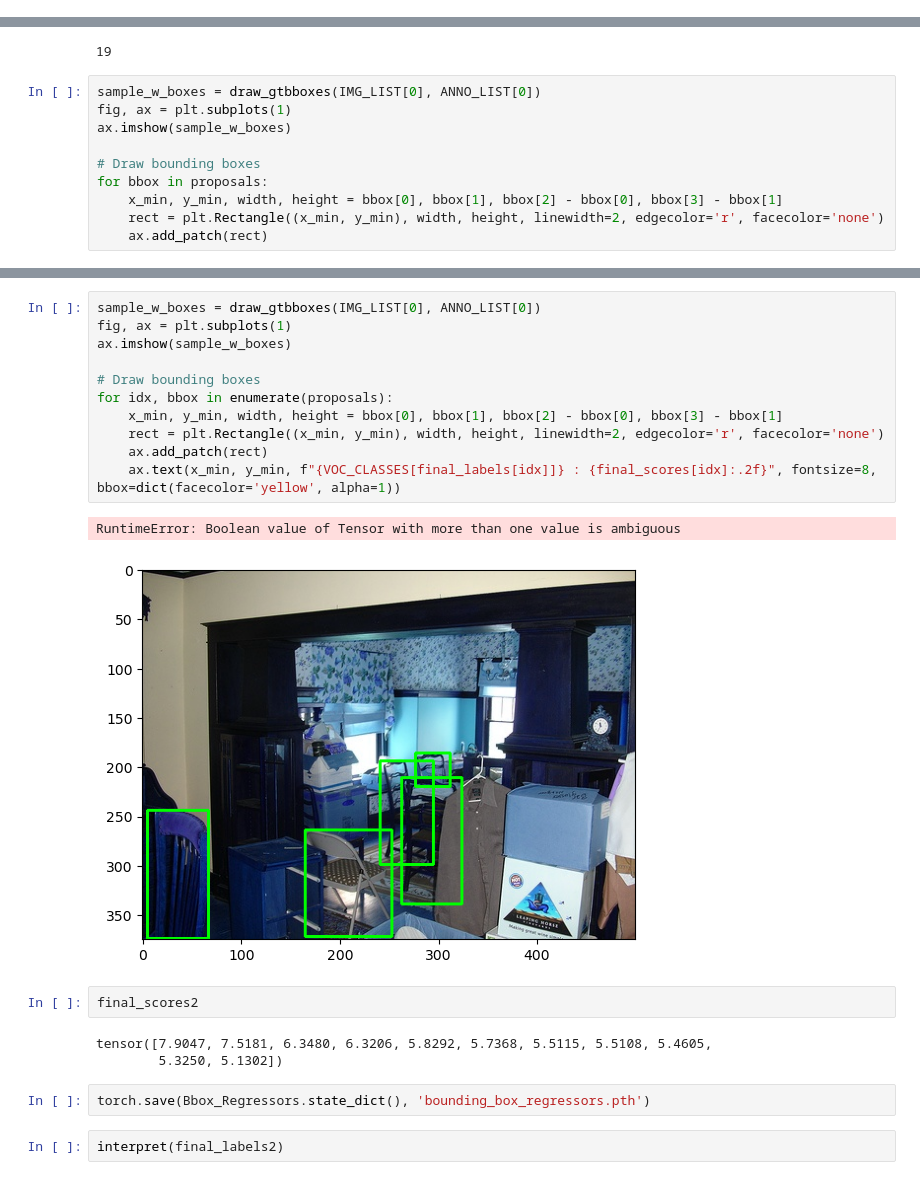
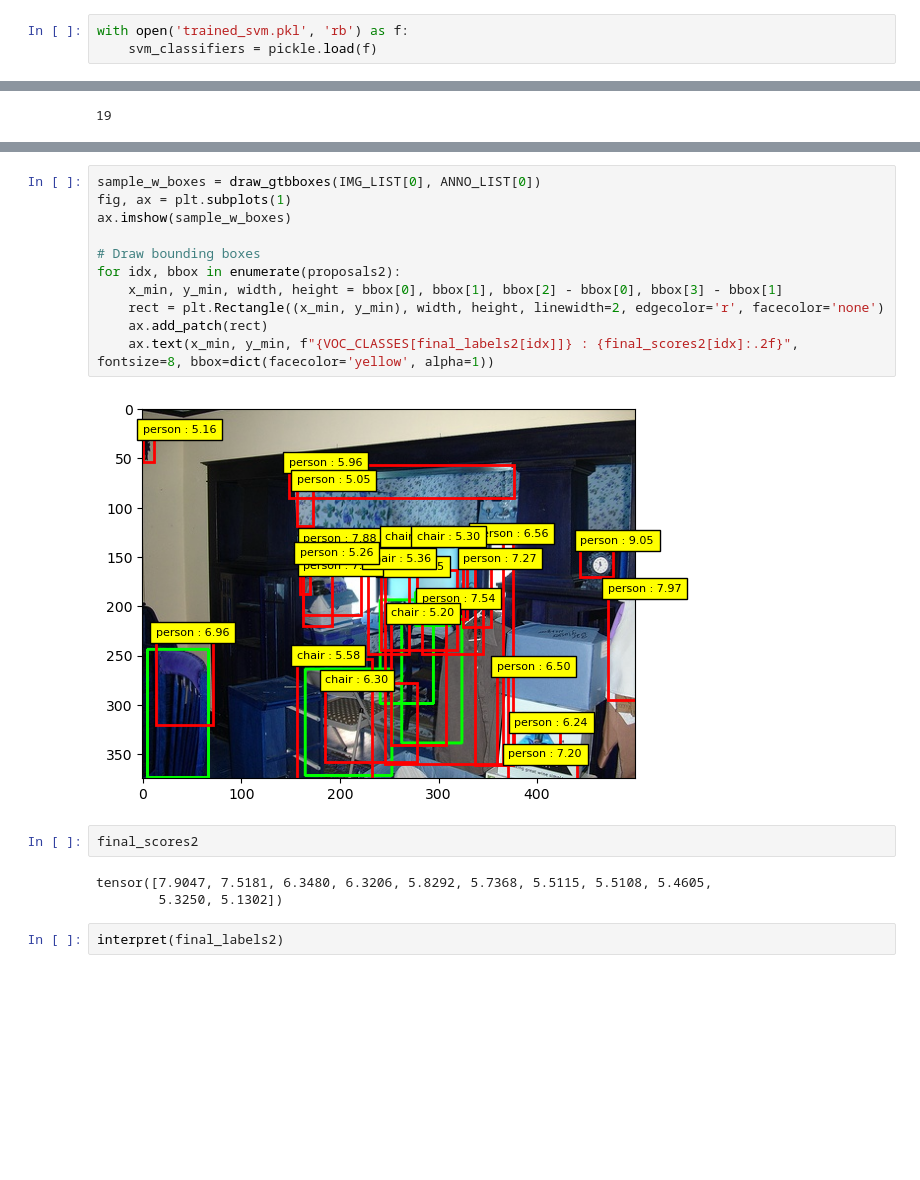
Before and after one commit to h383kim/R-CNN, a Jupyter notebook: CustomDataset+FineTuning.ipynb, the cells around one changed output, grey strips where cells are left out. Cells and saved outputs as stored; diff of their text form; blank space fills up the shorter version.

```diff
--- a/CustomDataset+FineTuning.ipynb
+++ b/CustomDataset+FineTuning.ipynb
@@ -609,6 +603,9 @@ for class_id in tqdm(range(20), desc="Training SVMs:"):
 # %%
 with open('trained_svm.pkl', 'wb') as f:
     pickle.dump(svm_classifiers, f)
+# %%
+with open('trained_svm.pkl', 'rb') as f:
+    svm_classifiers = pickle.load(f)
 # %%
 def predict_svm(svm_classifiers, test_features):
     scores=[]
@@ -1188,13 +1155,3 @@ proposals, final_scores, final_labels
 len(final_scores)
 # %% [output]
 19
-# %%
-sample_w_boxes = draw_gtbboxes(IMG_LIST[0], ANNO_LIST[0])
-fig, ax = plt.subplots(1)
-ax.imshow(sample_w_boxes)
-
-# Draw bounding boxes
-for bbox in proposals:
-    x_min, y_min, width, height = bbox[0], bbox[1], bbox[2] - bbox[0], bbox[3] - bbox[1]
-    rect = plt.Rectangle((x_min, y_min), width, height, linewidth=2, edgecolor='r', facecolor='none')
-    ax.add_patch(rect)
@@ -1221,24 +1178,21 @@ proposals2, final_scores2, final_labels2
 # %%
 sample_w_boxes = draw_gtbboxes(IMG_LIST[0], ANNO_LIST[0])
 fig, ax = plt.subplots(1)
 ax.imshow(sample_w_boxes)
 
 # Draw bounding boxes
-for idx, bbox in enumerate(proposals):
+for idx, bbox in enumerate(proposals2):
     x_min, y_min, width, height = bbox[0], bbox[1], bbox[2] - bbox[0], bbox[3] - bbox[1]
     rect = plt.Rectangle((x_min, y_min), width, height, linewidth=2, edgecolor='r', facecolor='none')
     ax.add_patch(rect)
-    ax.text(x_min, y_min, f"{VOC_CLASSES[final_labels[idx]]} : {final_scores[idx]:.2f}", fontsize=8, bbox=dict(facecolor='yellow', alpha=1))
+    ax.text(x_min, y_min, f"{VOC_CLASSES[final_labels2[idx]]} : {final_scores2[idx]:.2f}", fontsize=8, bbox=dict(facecolor='yellow', alpha=1))
 # %% [output]
-RuntimeError: Boolean value of Tensor with more than one value is ambiguous
-[figure, old version]
+[figure, new version]
 # %%
 final_scores2
 # %% [output]
 tensor([7.9047, 7.5181, 6.3480, 6.3206, 5.8292, 5.7368, 5.5115, 5.5108, 5.4605,
         5.3250, 5.1302])
-# %%
-torch.save(Bbox_Regressors.state_dict(), 'bounding_box_regressors.pth')
 # %%
 interpret(final_labels2)
 # %% [output]
```
Also changed, not shown: parts of 16 cells of this notebook.
